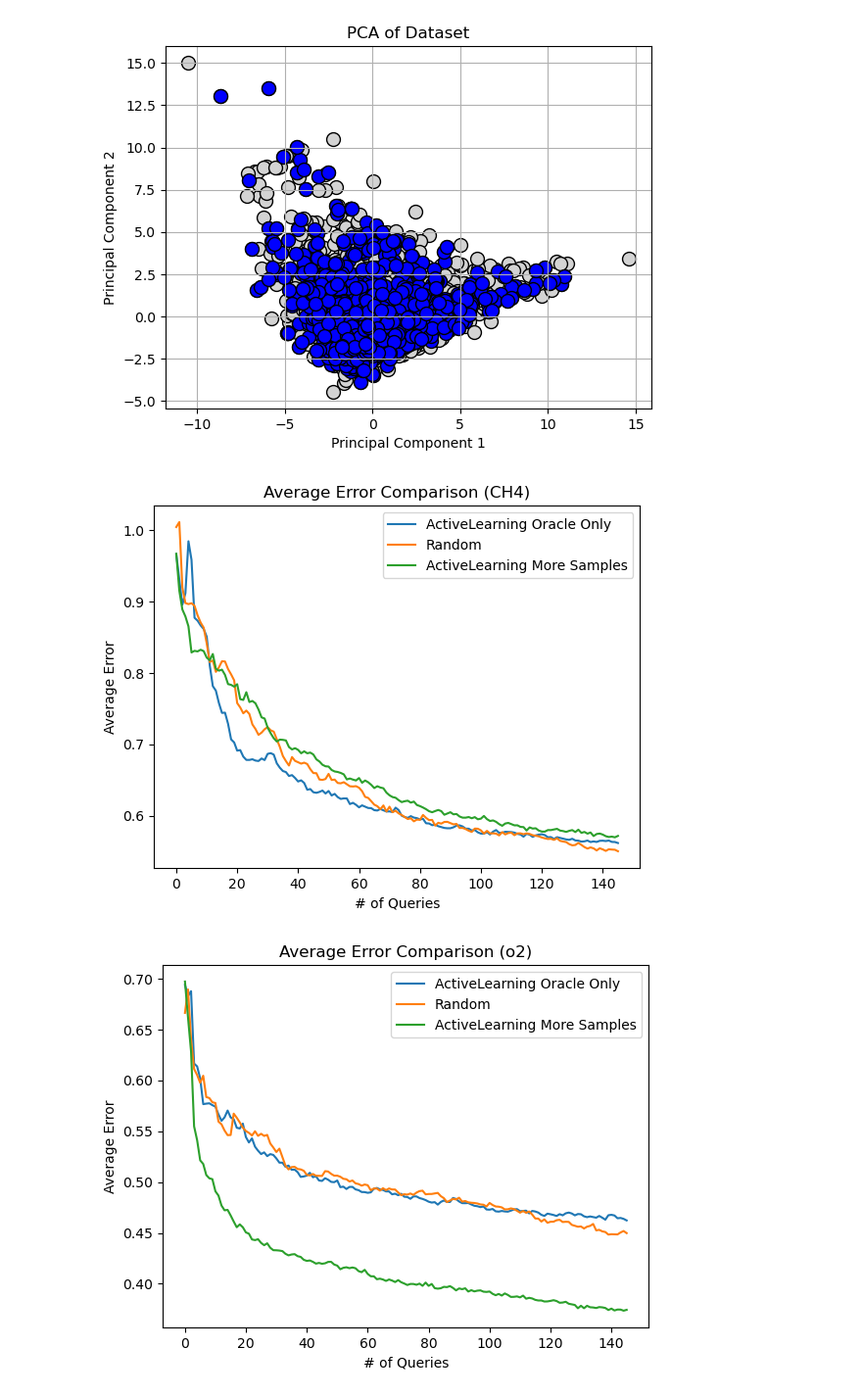
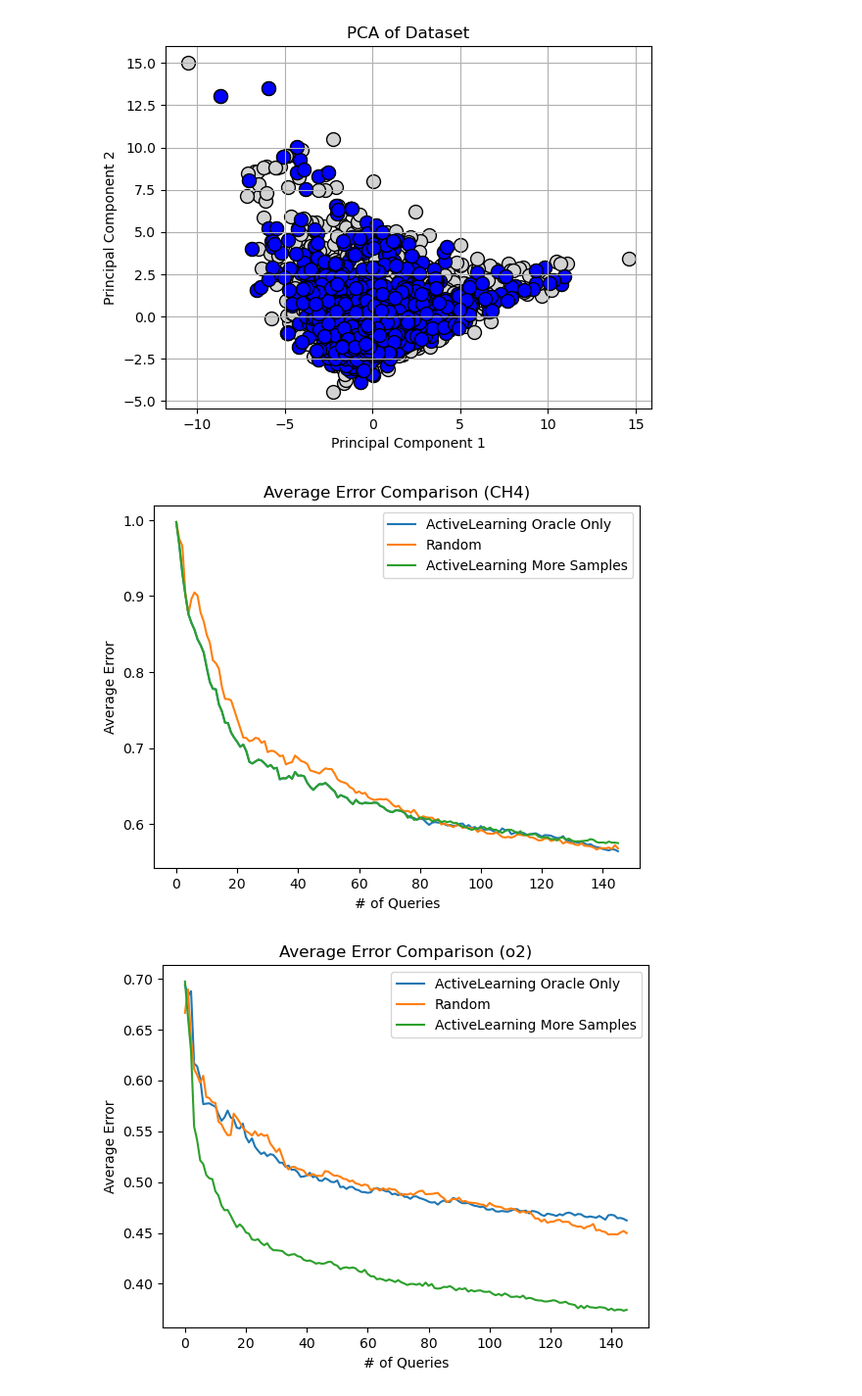
Before and after one commit to PMaratos/2023_Inverse_ZIF_paper, a Jupyter notebook: Active_Learning/Active_Learning_Baseline2.ipynb, the cells around one changed output. Shown at 98% size. Saved outputs shown, nothing was run; the diff lists cells and outputs as text; code cells hidden in the pictures.

```diff
--- a/Active_Learning/Active_Learning_Baseline2.ipynb
+++ b/Active_Learning/Active_Learning_Baseline2.ipynb
@@ -1402,39 +1411,39 @@ plt.show()
 #     plt.grid(True)
 #     plt.show()
 # %%
-df1 = pd.read_csv('./ALresults/AL_ch4_150_oracle_only.csv')
-df2 = pd.read_csv('./ALresults/Rd_ch4_150_full.csv')
-df3 = pd.read_csv('./ALresults/AL_ch4_150_more_samples10_wait_80.csv')
+df1 = pd.read_csv('./ALresults/Archive/AL_ch4_150_oracle_only_active.csv')
+df2 = pd.read_csv('./ALresults/Rd_ch4_150_full2.csv')
+df3 = pd.read_csv('./ALresults/Archive/AL_ch4_150_more_samples10_wait80.csv')
 
 # df1 = pd.read_csv('./ALresults/O2N2/AL_o2_150_oracle_only.csv')
 # df2 = pd.read_csv('./ALresults/O2N2/Rd_o2_150_full.csv')
 # df3 = pd.read_csv('./ALresults/AL_o2_150_more_samples10.csv')
 # df4 = pd.read_csv('./ALresults/AL_o2_150_more_samples10_wait_50.csv')
 
 # df1 = pd.read_csv('./ALresults/AL_methane_150_oracle_only_noActive.csv')
 # df2 = pd.read_csv('./ALresults/Rd_methane_150_full.csv')
-# df3 = pd.read_csv('./ALresults/AL_methane_150_more_samples10_wait_100.csv')
+# df3 = pd.read_csv('./ALresults/AL_methane_150_density.csv')
 
 df1 = df1[['averageError']]
 df2 = df2[['averageError']]
 df3 = df3[['averageError']]
 #df4 = df4[['averageError']]
 plt.figure()
 plt.plot(df1, label='ActiveLearning Oracle Only ')
 plt.plot(df2, label='Random')
 plt.plot(df3, label='ActiveLearning More Samples')
 #plt.plot(df4, label='ActiveLearning More Samples')
 #plt.plot(df4, label='ActiveLearning with mae estimation')
 #plt.axhline(y=8.13, color='red', linestyle='--', label='min Rand')
 plt.xlabel('# of Queries')
 plt.ylabel('Average Error')
 plt.title('Average Error Comparison (CH4)')
 #plt.ylim(5,20)
 #plt.xlim(100,150)
 plt.legend()
 plt.show()
 # %% [output]
-[figure, old version]
+[figure, new version]
 # %%
 # Oxygen Only
 df1 = pd.read_csv('./ALresults/AL_o2n2_150_oracle_only_cat.csv')
```
Also changed, not shown: parts of 8 cells of this notebook, 1 other file.
